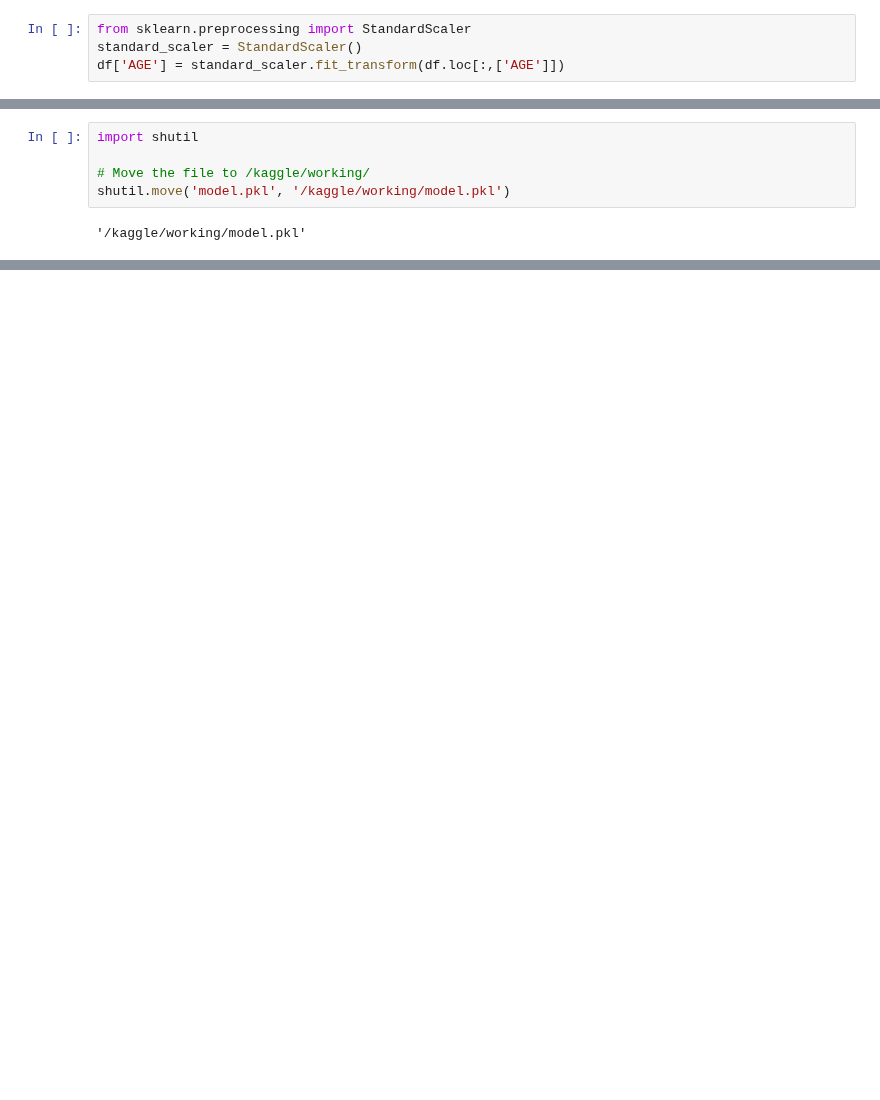
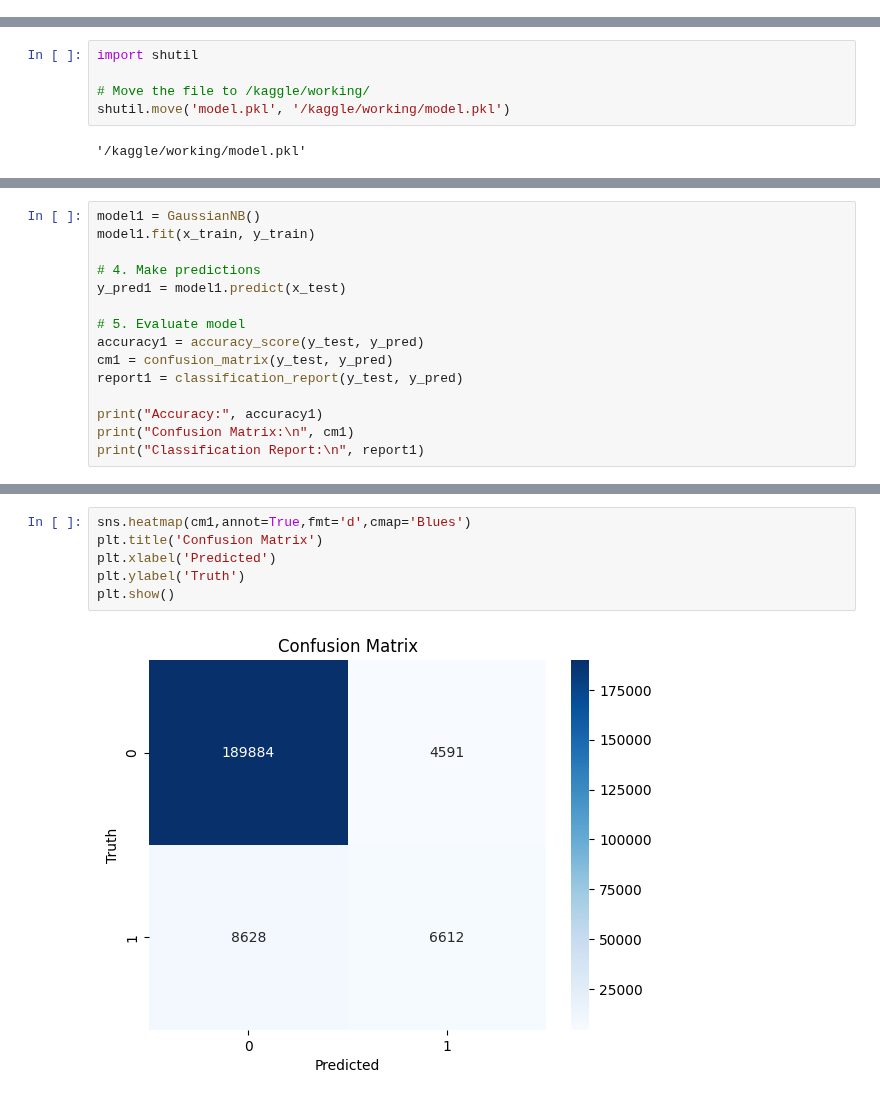
Before and after one commit to AnshSharma16/CovidSurvivalSpan, a Jupyter notebook: covidsurvivalspan.ipynb, the cells around one changed output, grey strips where cells are left out. Drawn from its saved outputs; the diff is of its cells as text; blank space fills up the shorter version.

```diff
--- a/covidsurvivalspan.ipynb
+++ b/covidsurvivalspan.ipynb
@@ -608,7 +608,3 @@ df.head(10)
 ## Standardizing Numerical Features
 
 To prepare the data for machine learning, numerical features were standardized using `StandardScaler`. Standardization transforms the data to have a mean of 0 and a standard deviation of 1, which can help improve the performance of many machine learning algorithms
-# %%
-from sklearn.preprocessing import StandardScaler
-standard_scaler = StandardScaler()
-df['AGE'] = standard_scaler.fit_transform(df.loc[:,['AGE']])
@@ -742,0 +769,15 @@ shutil.move('model.pkl', '/kaggle/working/model.pkl')
+# %%
+model1 = GaussianNB()
+model1.fit(x_train, y_train)
+
+# 4. Make predictions
+y_pred1 = model1.predict(x_test)
+
+# 5. Evaluate model
+accuracy1 = accuracy_score(y_test, y_pred)
+cm1 = confusion_matrix(y_test, y_pred)
+report1 = classification_report(y_test, y_pred)
+
+print("Accuracy:", accuracy1)
+print("Confusion Matrix:\n", cm1)
+print("Classification Report:\n", report1)
@@ -742,0 +798,8 @@ shutil.move('model.pkl', '/kaggle/working/model.pkl')
+# %%
+sns.heatmap(cm1,annot=True,fmt='d',cmap='Blues')
+plt.title('Confusion Matrix')
+plt.xlabel('Predicted')
+plt.ylabel('Truth')
+plt.show()
+# %% [output]
+[figure, added]
```
Also changed, not shown: parts of 8 cells of this notebook.
